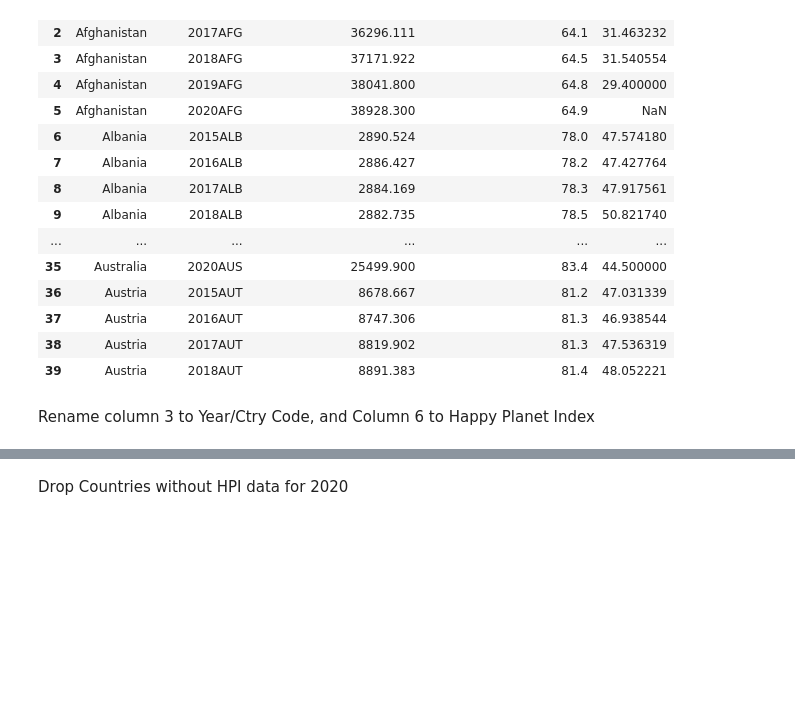
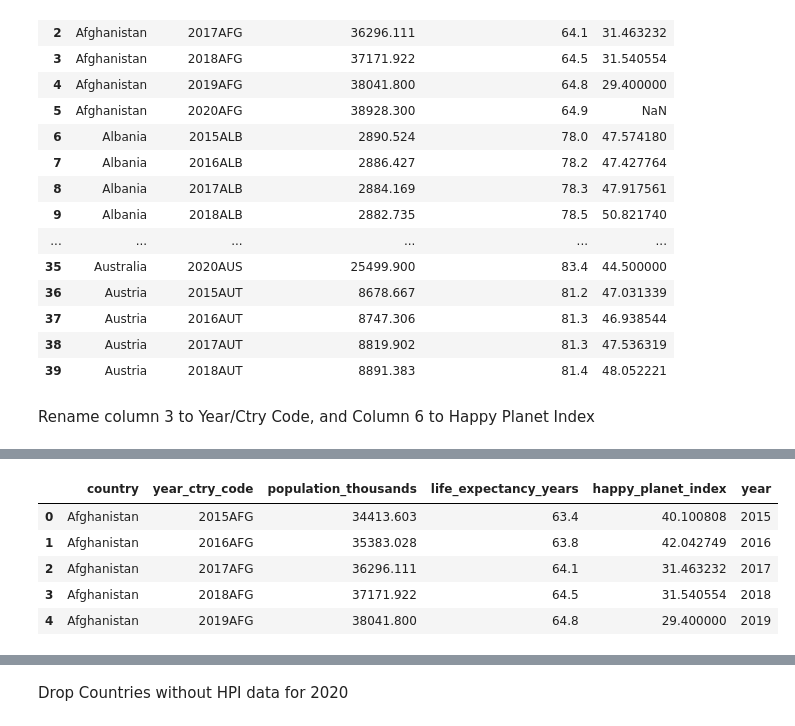
Before and after one commit to jennykardashov/Project_2_Team_5, a Jupyter notebook: HappinessandHomicideMN.ipynb, the cells around one changed output, grey strips where cells are left out. Drawn from its saved outputs; the diff is of its cells as text; code cells hidden in the pictures; blank space fills up the shorter version.

```diff
--- a/HappinessandHomicideMN.ipynb
+++ b/HappinessandHomicideMN.ipynb
@@ -92,0 +83,12 @@ AttributeError: Can only use .str accessor with string values!
+# %%
+# print new database
+
+hp_simple.head()
+#hp_simple.replace(to_replace=hp_simple['Year/Ctry Code'], value=hp_simple['Year'], inplace=True, limit=None, regex=True)
+# %% [output]
+|  | country | year_ctry_code | population_thousands | life_expectancy_years | happy_planet_index | year |
+| 0 | Afghanistan | 2015AFG | 34413.603 | 63.4 | 40.100808 | 2015 |
+| 1 | Afghanistan | 2016AFG | 35383.028 | 63.8 | 42.042749 | 2016 |
+| 2 | Afghanistan | 2017AFG | 36296.111 | 64.1 | 31.463232 | 2017 |
+| 3 | Afghanistan | 2018AFG | 37171.922 | 64.5 | 31.540554 | 2018 |
+| 4 | Afghanistan | 2019AFG | 38041.800 | 64.8 | 29.400000 | 2019 |
```
Also changed, not shown: parts of 14 cells of this notebook.
